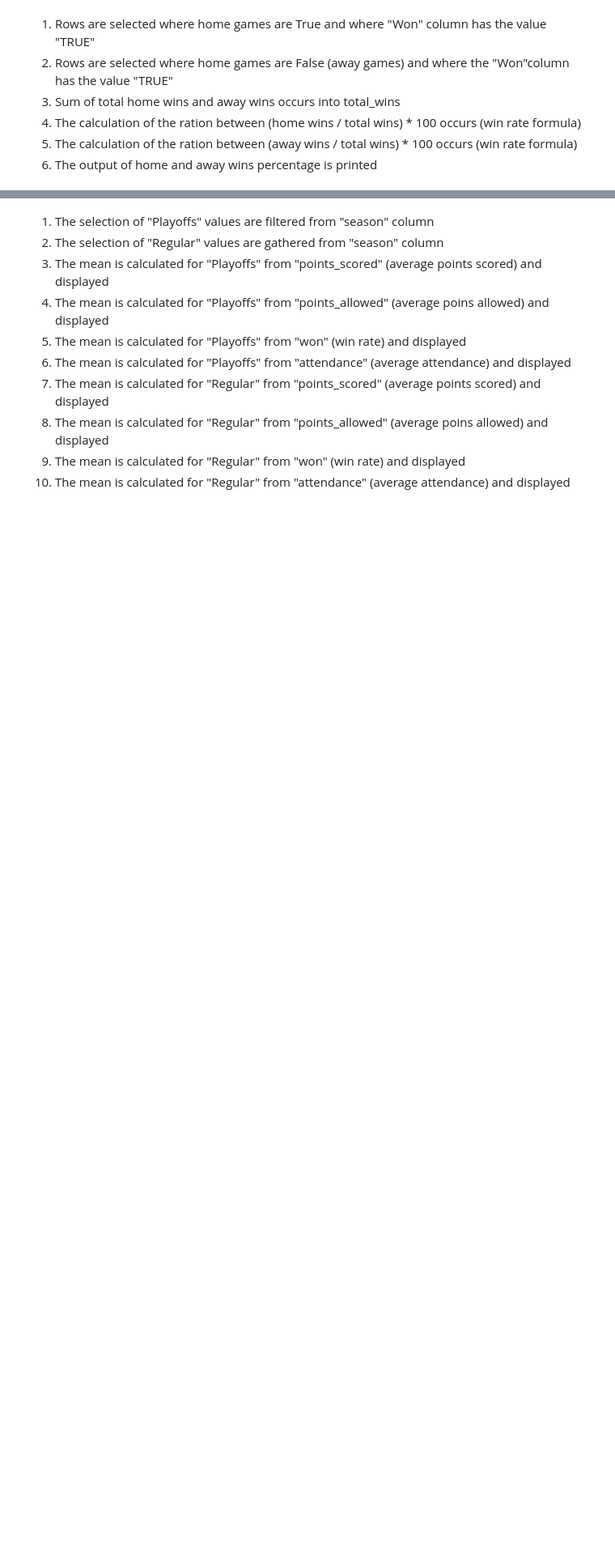
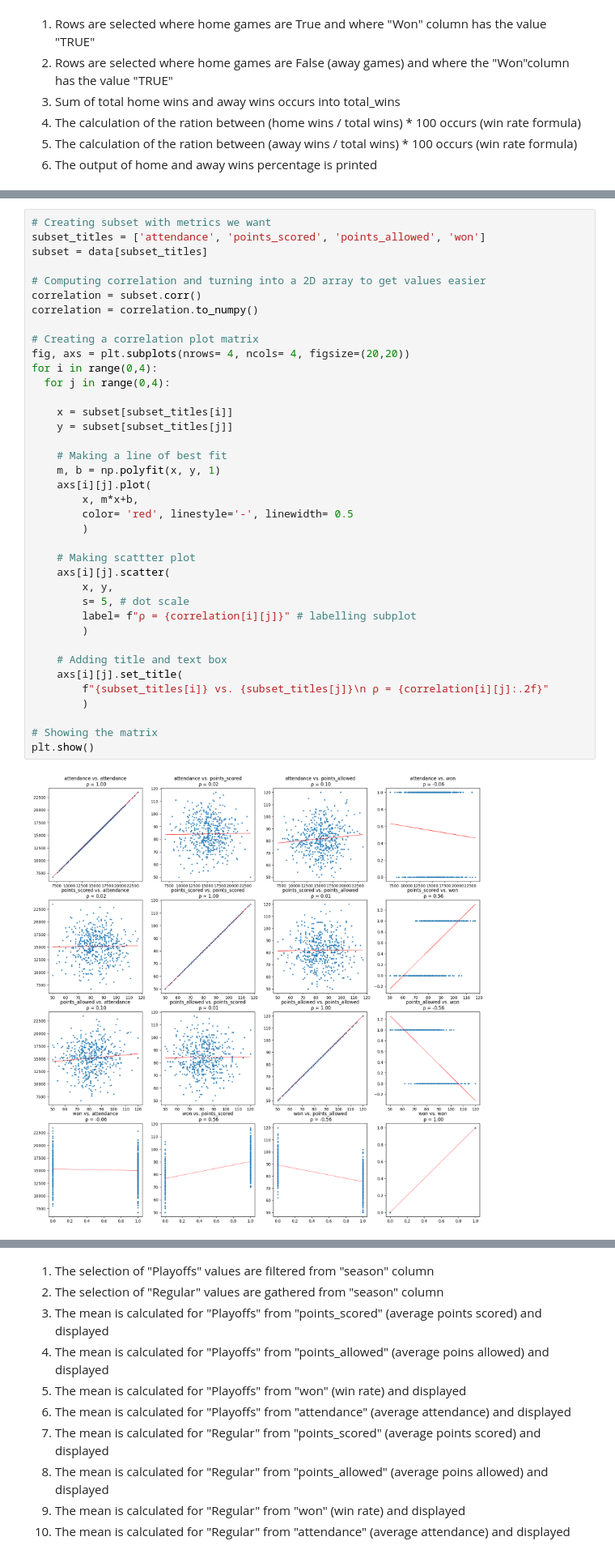
Before and after one commit to LeLucasB12/Data-Analysis-Challenge, a Jupyter notebook: dasa_2p08_challenge.ipynb, the cells around one changed output, grey strips where cells are left out. Shown at 81% size. Saved outputs shown, nothing was run; the diff lists cells and outputs as text; blank space fills up the shorter version.

```diff
--- a/dasa_2p08_challenge.ipynb
+++ b/dasa_2p08_challenge.ipynb
@@ -125,0 +269,40 @@ ValueError: could not convert string to float: 'Team D'
+# %%
+# Creating subset with metrics we want
+subset_titles = ['attendance', 'points_scored', 'points_allowed', 'won']
+subset = data[subset_titles]
+
+# Computing correlation and turning into a 2D array to get values easier
+correlation = subset.corr()
+correlation = correlation.to_numpy()
+
+# Creating a correlation plot matrix
+fig, axs = plt.subplots(nrows= 4, ncols= 4, figsize=(20,20))
+for i in range(0,4):
+  for j in range(0,4):
+
+    x = subset[subset_titles[i]]
+    y = subset[subset_titles[j]]
+
+    # Making a line of best fit
+    m, b = np.polyfit(x, y, 1)
+    axs[i][j].plot(
+        x, m*x+b,
+        color= 'red', linestyle='-', linewidth= 0.5
+        )
+
+    # Making scattter plot
+    axs[i][j].scatter(
+        x, y,
+        s= 5, # dot scale
+        label= f"ρ = {correlation[i][j]}" # labelling subplot
+        )
+
+    # Adding title and text box
+    axs[i][j].set_title(
+        f"{subset_titles[i]} vs. {subset_titles[j]}\n ρ = {correlation[i][j]:.2f}"
+        )
+
+# Showing the matrix
+plt.show()
+# %% [output]
+[figure, added]
```
Also changed, not shown: parts of 45 cells of this notebook.
